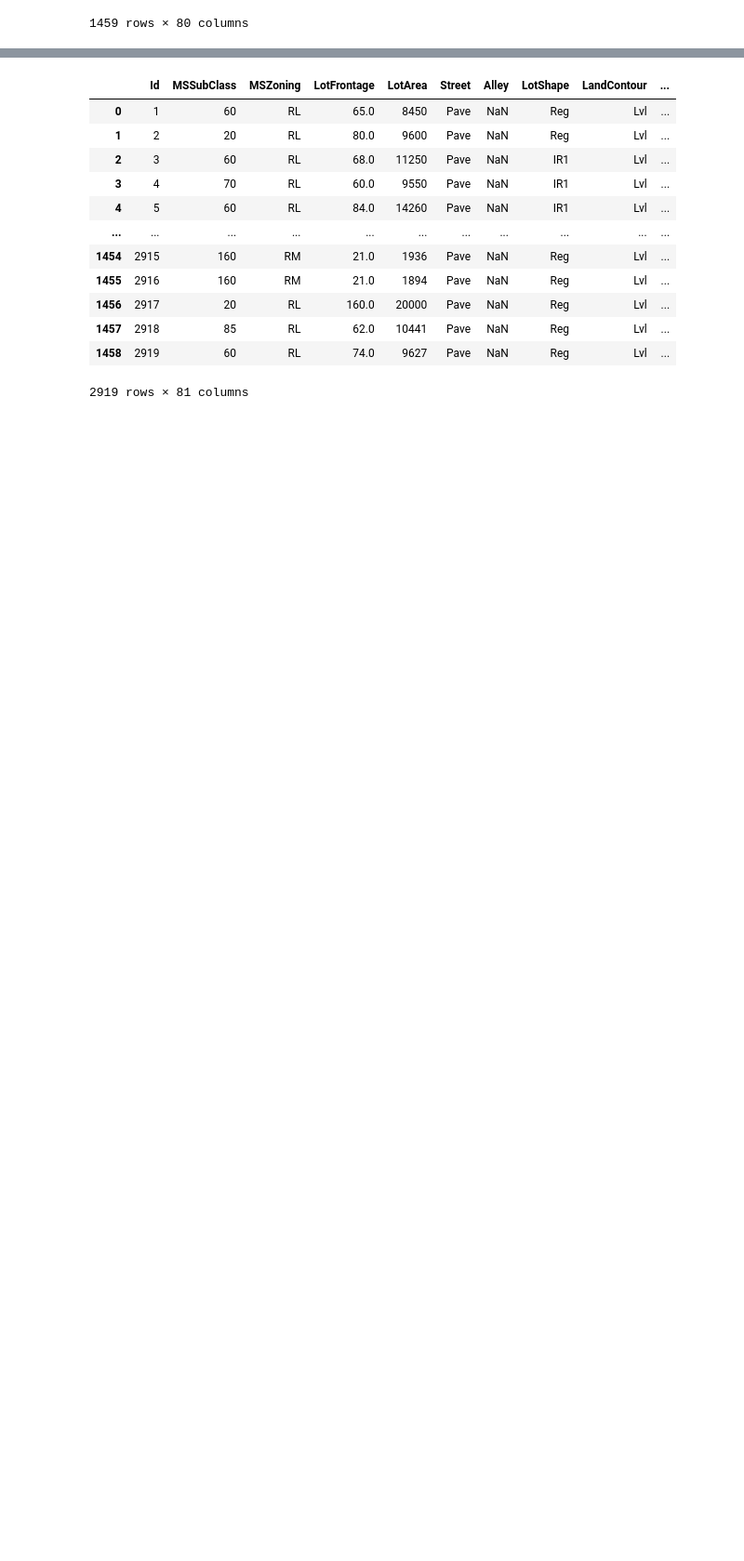
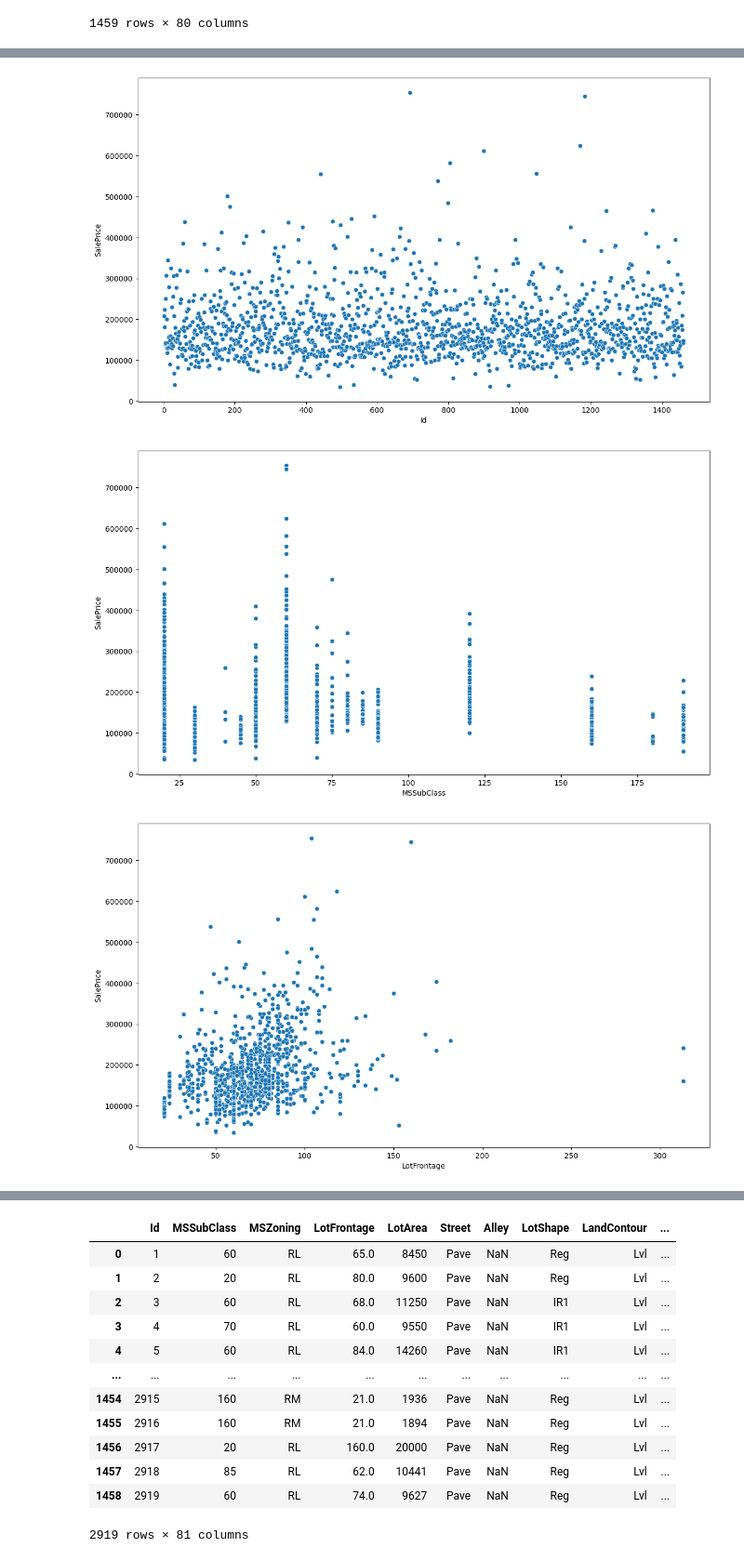
Before and after one commit to esco1729/HT07, a Jupyter notebook: Hoja7-Copy2.ipynb, the cells around one changed output, grey strips where cells are left out. Shown at 93% size. Drawn from its saved outputs; the diff is of its cells as text; code cells hidden in the pictures; blank space fills up the shorter version.

```diff
--- a/Hoja7-Copy2.ipynb
+++ b/Hoja7-Copy2.ipynb
@@ -49,0 +56,9 @@ sns.heatmap(traindf.corr(),annot=True)
+# %%
+for i in traindf.columns:
+    if traindf[i].dtypes in ["int64","float64"]:
+        plt.figure(figsize=(14,8))
+        sns.scatterplot(data=traindf,x=traindf[i],y=traindf["SalePrice"])
+# %% [output]
+[figure, added]
+[figure, added]
+[figure, added]
```
Also changed, not shown: parts of 75 cells of this notebook.
